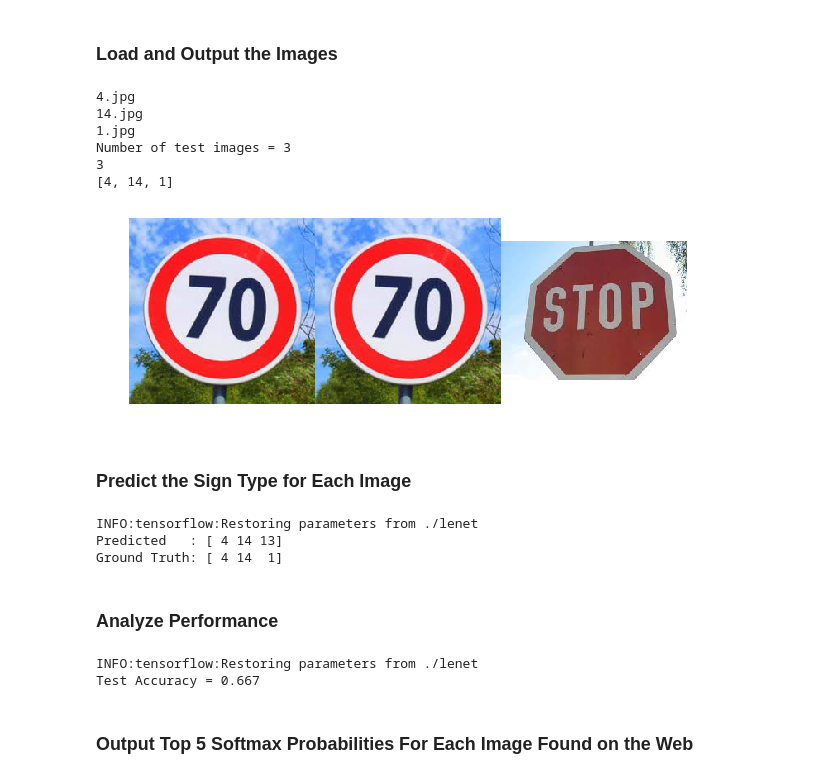
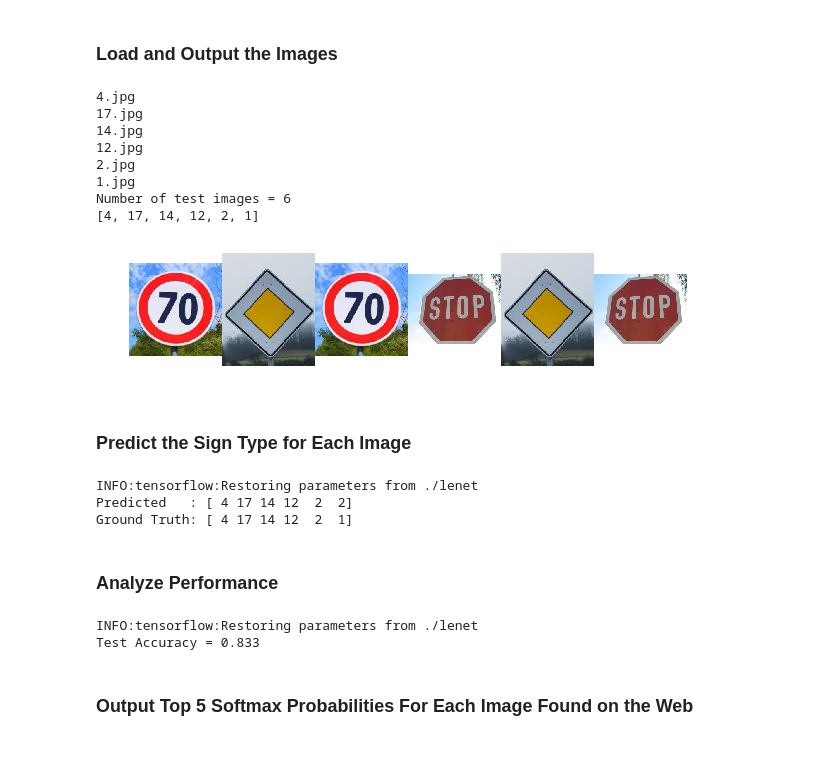
Before and after one commit to dineshcem/CarND-Traffic-Sign-Classifier-Project, a Jupyter notebook: Traffic_Sign_Classifier.ipynb, the cells around one changed output. Cells and saved outputs as stored; diff of their text form; code cells hidden in the pictures; blank space fills up the shorter version.

```diff
--- a/Traffic_Sign_Classifier.ipynb
+++ b/Traffic_Sign_Classifier.ipynb
@@ -384,36 +384,38 @@ You may find `signnames.csv` useful as it contains mappings from the class id (i
 # %%
 ### Load the images and plot them here.
 ### Feel free to use as many code cells as needed.
 import glob
 import os
 
 filelist = glob.glob("*.jpg")
 
 test_images = []
 test_labels = []
 for filename in filelist:
     print(filename)
     image = cv2.imread(filename)
     if image is None:
         continue
     image = cv2.cvtColor(image, cv2.COLOR_BGR2RGB)
     test_images.append(image)
-    sign_name, file_extension = os.path.splitext(filename)
+    sign_name = os.path.splitext(filename)[0]
     test_labels.append(int(sign_name))
 print("Number of test images =", len(test_images))
 show_images(test_images, len(test_images), len(test_images),
             images_per_row = len(filelist), images_per_col = 1,
             H = 10, W = 10, its_gray=False)
 print(test_labels)
 #test_images[0].shape
 # %% [output]
 4.jpg
+17.jpg
 14.jpg
+12.jpg
+2.jpg
 1.jpg
-Number of test images = 3
-3
-[4, 14, 1]
+Number of test images = 6
+[4, 17, 14, 12, 2, 1]
-[figure, old version]
+[figure, new version]
 # %% [markdown]
 ### Predict the Sign Type for Each Image
 # %%
@@ -439,8 +441,8 @@ with tf.Session() as sess:
     print("Ground Truth:", np.array(test_labels))
 # %% [output]
 INFO:tensorflow:Restoring parameters from ./lenet
-Predicted   : [ 4 14 13]
-Ground Truth: [ 4 14  1]
+Predicted   : [ 4 17 14 12  2  2]
+Ground Truth: [ 4 17 14 12  2  1]
 # %% [markdown]
 ### Analyze Performance
 # %%
@@ -453,7 +455,7 @@ with tf.Session() as sess:
     print("Test Accuracy = {:.3f}".format(test_accuracy))
 # %% [output]
 INFO:tensorflow:Restoring parameters from ./lenet
-Test Accuracy = 0.667
+Test Accuracy = 0.833
 # %% [markdown]
 ### Output Top 5 Softmax Probabilities For Each Image Found on the Web
 # %% [markdown]
```
Also changed, not shown: parts of 2 cells of this notebook, 7 other files.
